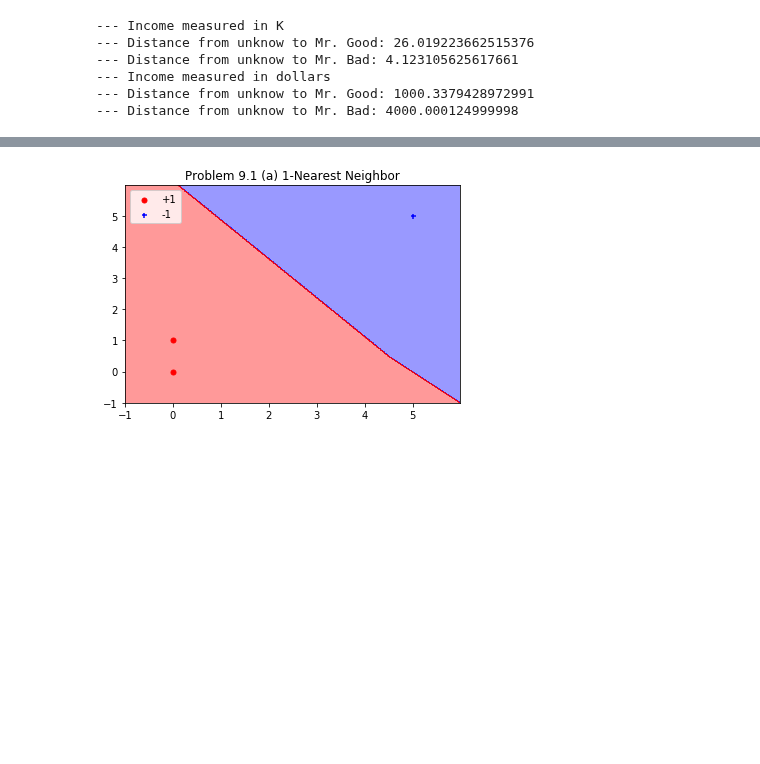
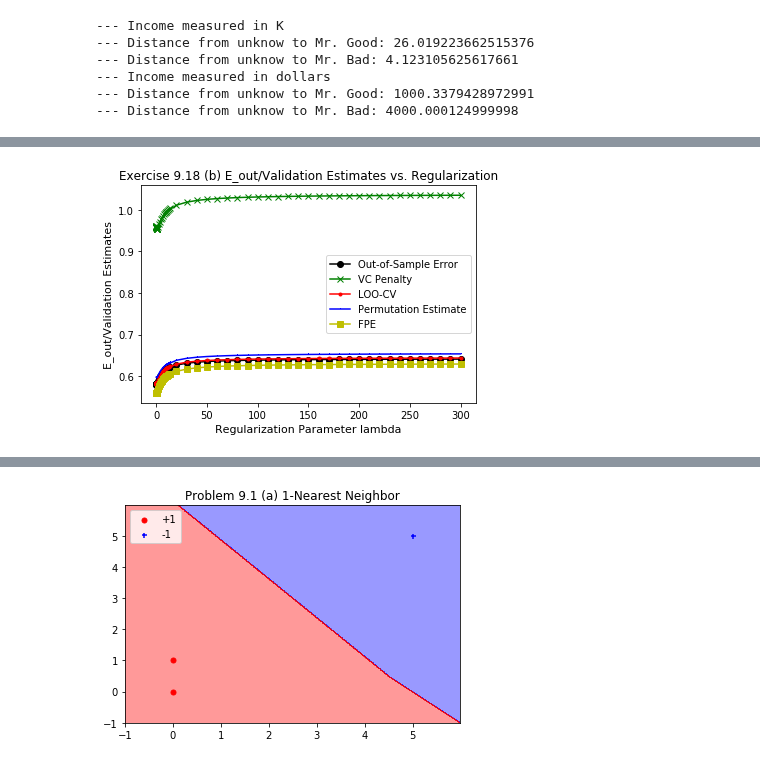
Before and after one commit to niuers/Learning-From-Data-A-Short-Course, a Jupyter notebook: Solutions to Chapter 9 Learning Aides.ipynb, the cells around one changed output, grey strips where cells are left out. Saved outputs shown, nothing was run; the diff lists cells and outputs as text; code cells hidden in the pictures; blank space fills up the shorter version.

```diff
--- a/Solutions to Chapter 9 Learning Aides.ipynb
+++ b/Solutions to Chapter 9 Learning Aides.ipynb
@@ -334,0 +653,14 @@ If we want to strictly enforce the constraint, we can add more hint examples, so
+# %%
+yub = 1.5
+Eouts_f = np.clip(Eouts, 0, yub)
+Est_loocvs_f = np.clip(Est_loocvs, 0, yub)
+xxs = [lambdas, lambdas, lambdas, lambdas, lambdas]
+yys = [Eouts_f, Est_vcs, Est_loocvs_f, Est_perms, Est_fpes]
+myplot.plt_plot(xxs, yys, 'plot', ['k', 'g', 'r', 'b', 'y'], ['o', 'x', '.', ',', 's'],
+                ['Out-of-Sample Error', 'VC Penalty', 'LOO-CV', 'Permutation Estimate',
+                'FPE'],
+        title = 'Exercise 9.18 (b) E_out/Validation Estimates vs. Regularization', yscale = None, ylb = 0, yub = yub,
+        xlb = None, xub = None, xlabel = 'Regularization Parameter lambda', ylabel = 'E_out/Validation Estimates',
+        legends = ['']*6, legendx = None, legendy = None, marker_sizes=[1]*5)
+# %% [output]
+[figure, added]
```
Also changed, not shown: parts of 12 cells of this notebook.
